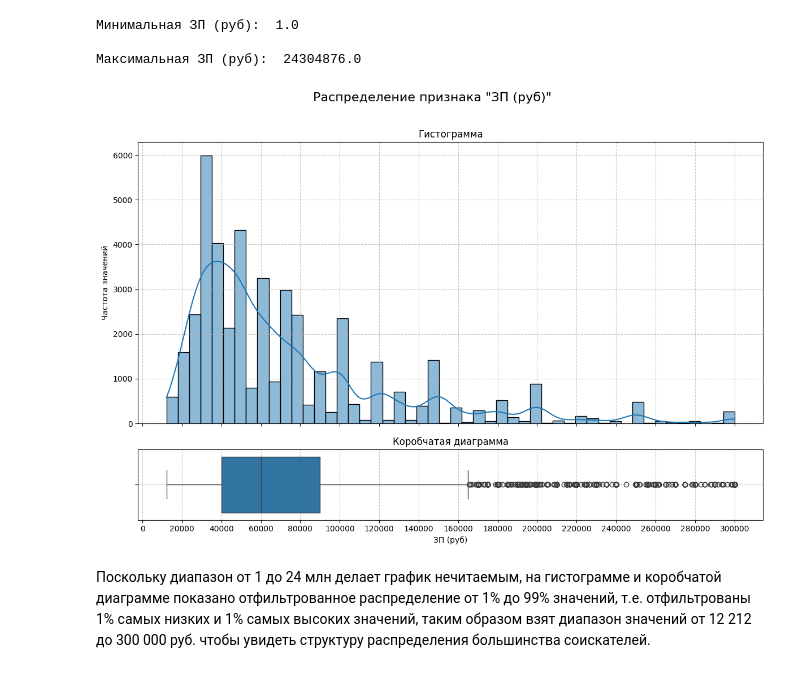
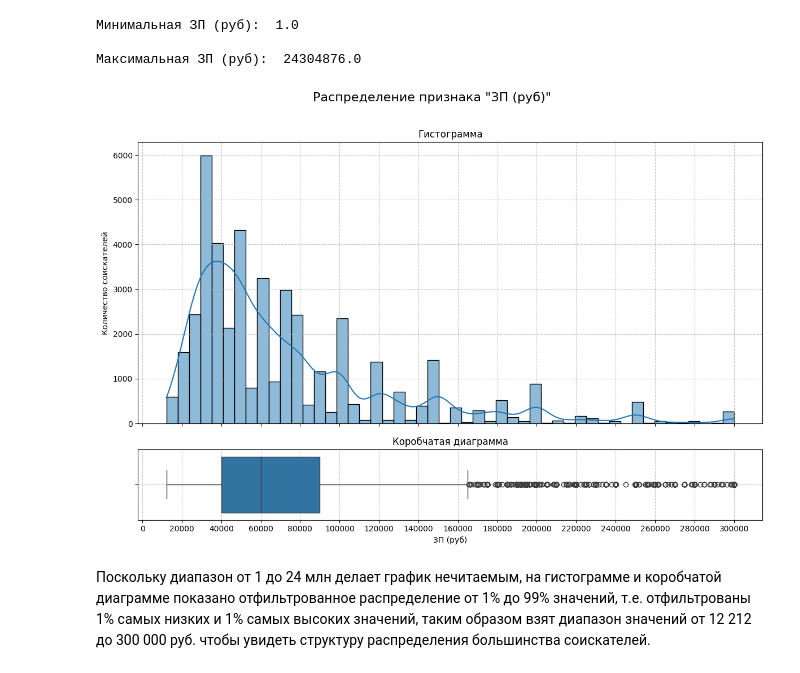
Before and after one commit to orenkant/MIFI, a Jupyter notebook: PYTHON_Сессионное_задание.ipynb, the cells around one changed output. Saved outputs shown, nothing was run; the diff lists cells and outputs as text; code cells hidden in the pictures.

```diff
--- a/PYTHON_Сессионное_задание.ipynb
+++ b/PYTHON_Сессионное_задание.ipynb
@@ -696,35 +696,35 @@ sns.histplot(
         kde=True,
         bins=50,
         ax=ax_hist
     )
 
 ax_hist.set_title('Гистограмма')
 ax_hist.set_xlabel('')
-ax_hist.set_ylabel('Частота значений')
+ax_hist.set_ylabel('Количество соискателей')
 ax_hist.grid(True, linestyle='--', alpha=0.7)
 
 sns.boxplot(
         data=graph_df2,
         x='ЗП (руб)',
         ax=ax_box
     )
 ax_box.set_title('Коробчатая диаграмма')
 ax_box.set_xlabel('ЗП (руб)')
 ax_box.set_ylabel('')
 ax_box.grid(True, linestyle='--', alpha=0.7, which='both')
 
 start_tick = 0
 end_tick = q99
 x_ticks = np.arange(start_tick, end_tick + 20000, 20000)
 
 ax_box.set_xticks(x_ticks)
 
 plt.suptitle('Распределение признака "ЗП (руб)"', fontsize=16, y=1.02)
 plt.tight_layout()
 
 plt.show()
 # %% [output]
-[figure, old version]
+[figure, new version]
 # %% [markdown]
 Поскольку диапазон от 1 до 24 млн делает график нечитаемым, на гистограмме и коробчатой диаграмме показано отфильтрованное распределение от 1% до 99% значений, т.е. отфильтрованы 1% самых низких и 1% самых высоких значений, таким образом взят диапазон значений от 12 212 до 300 000 руб. чтобы увидеть структуру распределения большинства соискателей.
 # %% [markdown]
```
Also changed, not shown: parts of 2 cells of this notebook.
